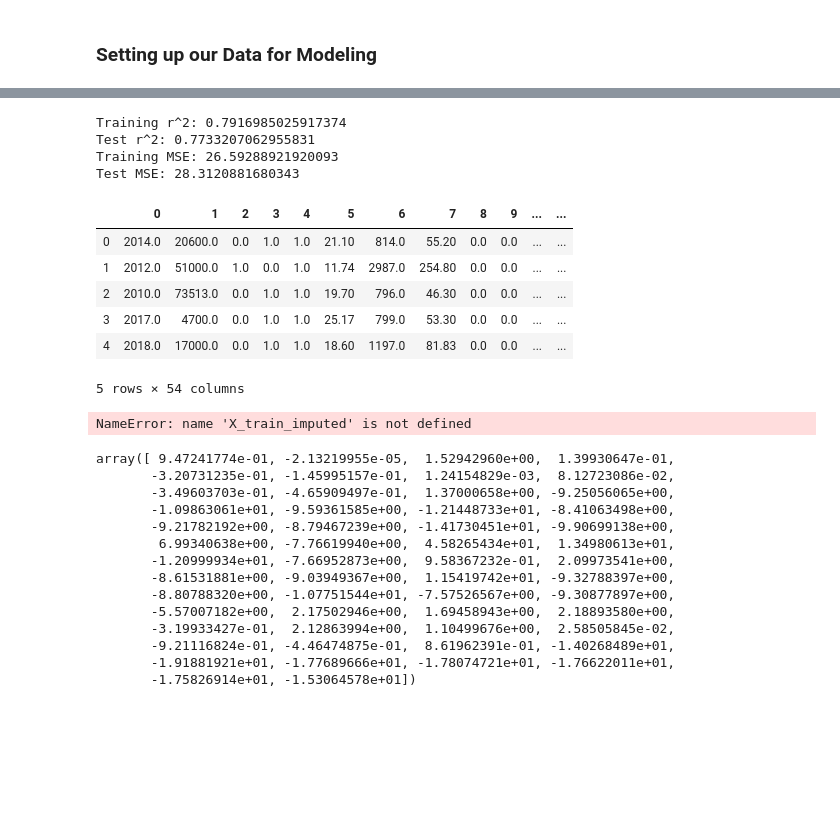
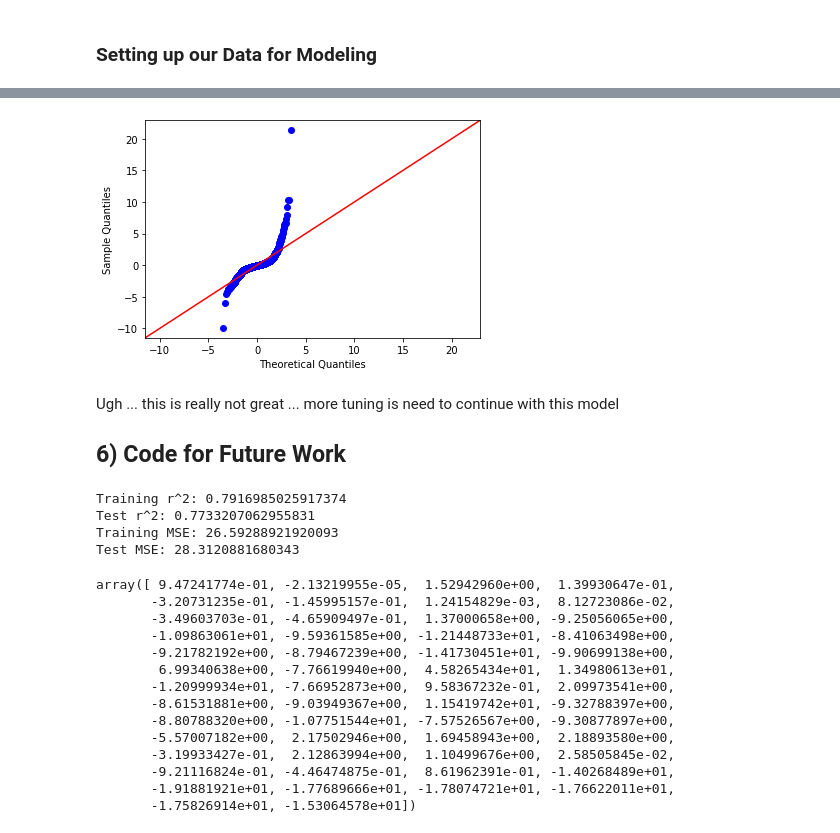
Before and after one commit to JillCarrie/UsedCars, a Jupyter notebook: python_files/DataModeling.ipynb, the cells around one changed output, grey strips where cells are left out. Saved outputs shown, nothing was run; the diff lists cells and outputs as text; code cells hidden in the pictures; blank space fills up the shorter version.

```diff
--- a/python_files/DataModeling.ipynb
+++ b/python_files/DataModeling.ipynb
@@ -103,0 +100,20 @@ Using the using X_train median for any missing values
+# %%
+# Preprocessing
+
+# Impute any missing values with median value from the X_train dataset using SimpleImputer
+impute = SimpleImputer(strategy='median')
+X_train_imputed = pd.DataFrame(impute.fit_transform(X_train))
+X_test_imputed = pd.DataFrame(impute.transform(X_test))
+
+from sklearn.preprocessing import StandardScaler
+
+# Scale the train and test data
+ss = StandardScaler()
+X_train_imputed_scaled = ss.fit_transform(X_train_imputed)
+X_test_imputed_scaled = ss.transform(X_test_imputed)
+# %%
+from statsmodels.api import OLS
+import statsmodels.api as sm
+X = sm.add_constant(X_train_imputed_scaled)
+results = OLS(y_train, X).fit()
+results.summary()
@@ -104 +178,13 @@ Using the using X_train median for any missing values
+# %%
+# So, let's check our model assumptions!
+#Q-Q Plot to check normality of residuals
+import scipy.stats as stats
+resid1 = results.resid
+fig = sm.graphics.qqplot(resid1, dist=stats.norm, line='45', fit=True)
+# %% [output]
+[figure, added]
+# %% [markdown]
+Ugh ... this is really not great ... more tuning is need to continue with this model
+
+## 6) Code for Future Work
 # %%
@@ -125,25 +213,6 @@ Training r^2: 0.7916985025917374
 Test r^2: 0.7733207062955831
 Training MSE: 26.59288921920093
 Test MSE: 28.3120881680343
-# %%
-X_test_imputed.head()
-# %% [output]
-|  | 0 | 1 | 2 | 3 | 4 | 5 | 6 | 7 | 8 | 9 | ... | ... |
-| 0 | 2014.0 | 20600.0 | 0.0 | 1.0 | 1.0 | 21.10 | 814.0 | 55.20 | 0.0 | 0.0 | ... | ... |
-| 1 | 2012.0 | 51000.0 | 1.0 | 0.0 | 1.0 | 11.74 | 2987.0 | 254.80 | 0.0 | 0.0 | ... | ... |
-| 2 | 2010.0 | 73513.0 | 0.0 | 1.0 | 1.0 | 19.70 | 796.0 | 46.30 | 0.0 | 0.0 | ... | ... |
-| 3 | 2017.0 | 4700.0 | 0.0 | 1.0 | 1.0 | 25.17 | 799.0 | 53.30 | 0.0 | 0.0 | ... | ... |
-| 4 | 2018.0 | 17000.0 | 0.0 | 1.0 | 1.0 | 18.60 | 1197.0 | 81.83 | 0.0 | 0.0 | ... | ... |
-5 rows × 54 columns
-# %%
-#Whoa! Way better than I expected, let's check out the full report from OLS.
-from statsmodels.api import OLS
-import statsmodels.api as sm
-X = sm.add_constant(X_train_imputed)
-results = OLS(y_train, X).fit()
-results.summary()
-# %% [output]
-NameError: name 'X_train_imputed' is not defined
 # %%
 linreg.coef_
 # %% [output]
```
Also changed, not shown: parts of 10 cells of this notebook, 1 other file.
